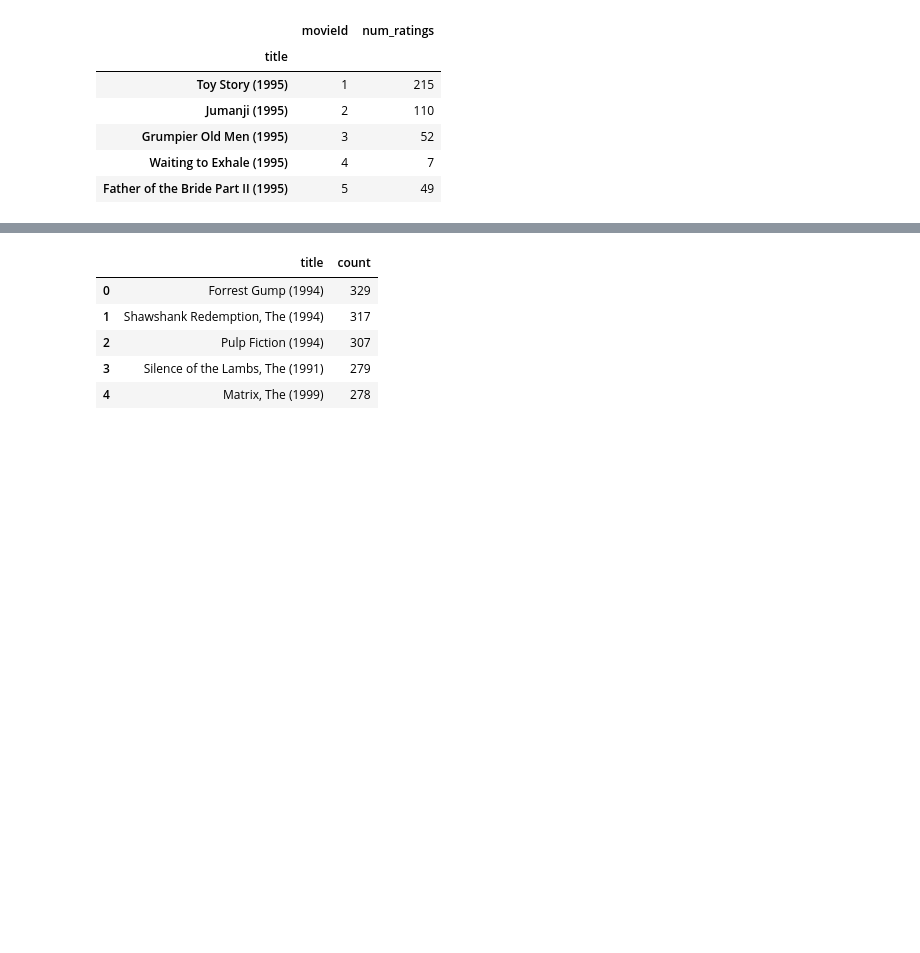
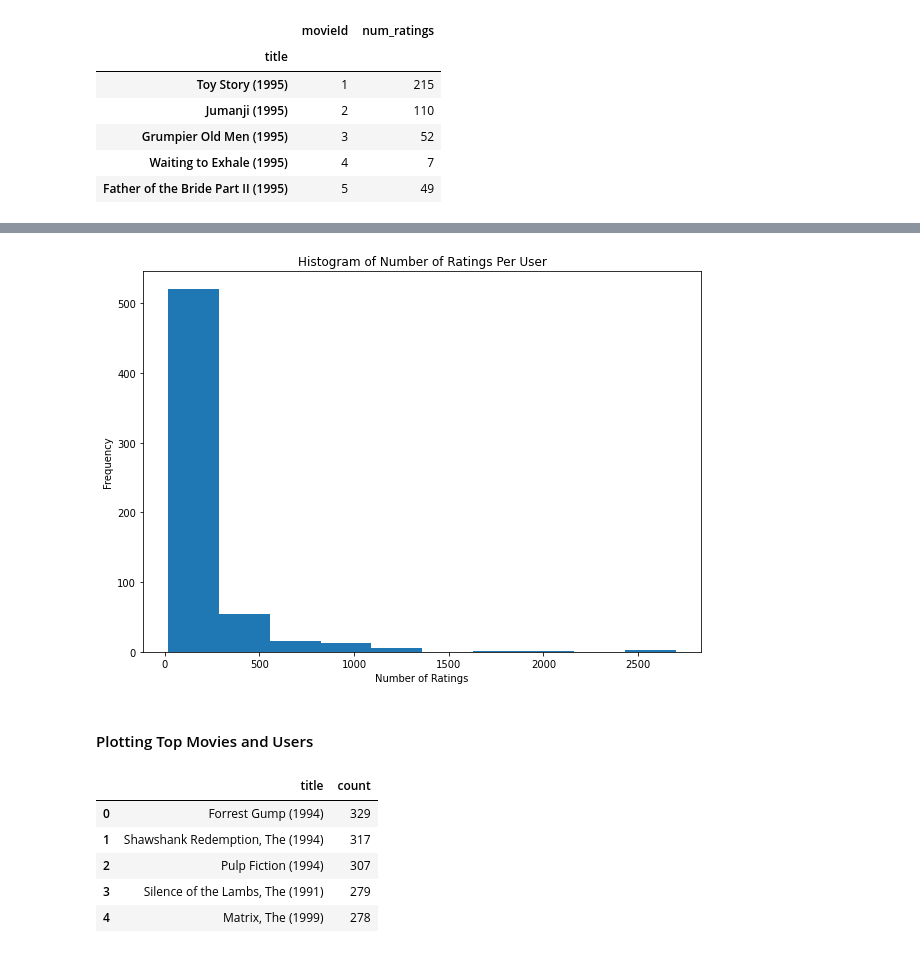
Before and after one commit to zachcarlson/MovieRecommender, a Jupyter notebook: MovieRecommender.ipynb, the cells around one changed output, grey strips where cells are left out. Drawn from its saved outputs; the diff is of its cells as text; code cells hidden in the pictures; blank space fills up the shorter version.

```diff
--- a/MovieRecommender.ipynb
+++ b/MovieRecommender.ipynb
@@ -334,0 +374,10 @@ plt.show()
+# %%
+#get copy of pandas df
+pandas_user = pandas_movie_ratings.copy()
+
+#count num ratings in each movie, get only movie and userid columns
+pandas_user_ind = pandas_user.groupby("userId", as_index=False).count()[["userId", "rating"]]
+
+#rename columns for readability
+pandas_user_counts = pandas_user_ind.rename(columns={"rating": "num_ratings"})
+pandas_user_counts.head()
@@ -335 +391,16 @@ plt.show()
+# %%
+fig, ax = plt.subplots()
+
+ax.hist(pandas_user_counts.num_ratings)
+
+#customize appearance
+fig.set_size_inches([10, 7])
+ax.set_title("Histogram of Number of Ratings Per User")
+ax.set_xlabel("Number of Ratings")
+ax.set_ylabel("Frequency")
+plt.show()
+# %% [output]
+[figure, added]
+# %% [markdown]
+#### Plotting Top Movies and Users
 # %%
```
Also changed, not shown: parts of 18 cells of this notebook.
